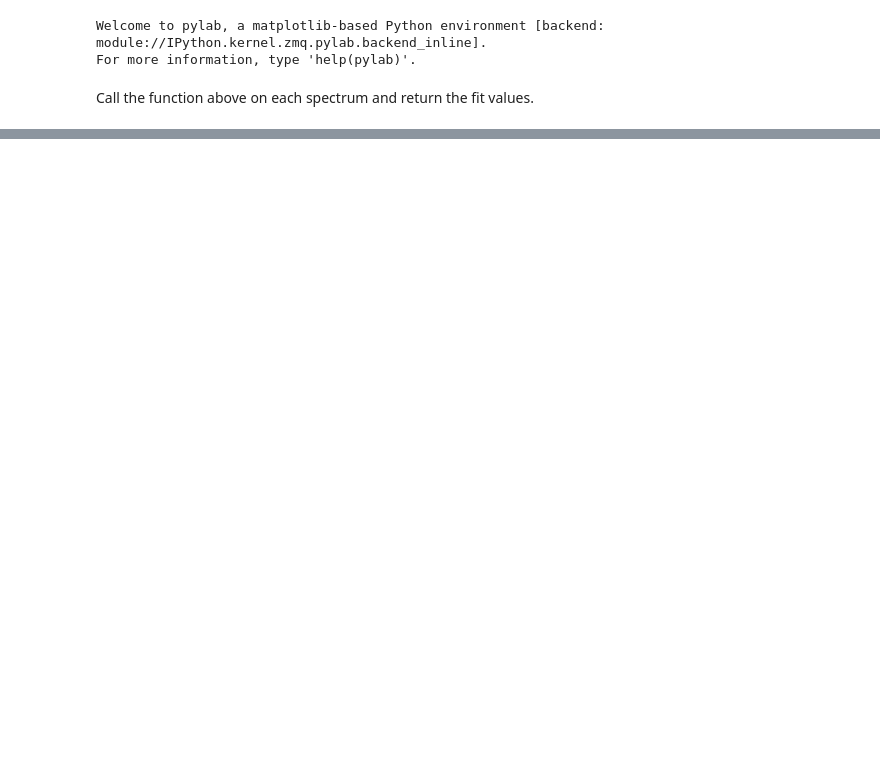
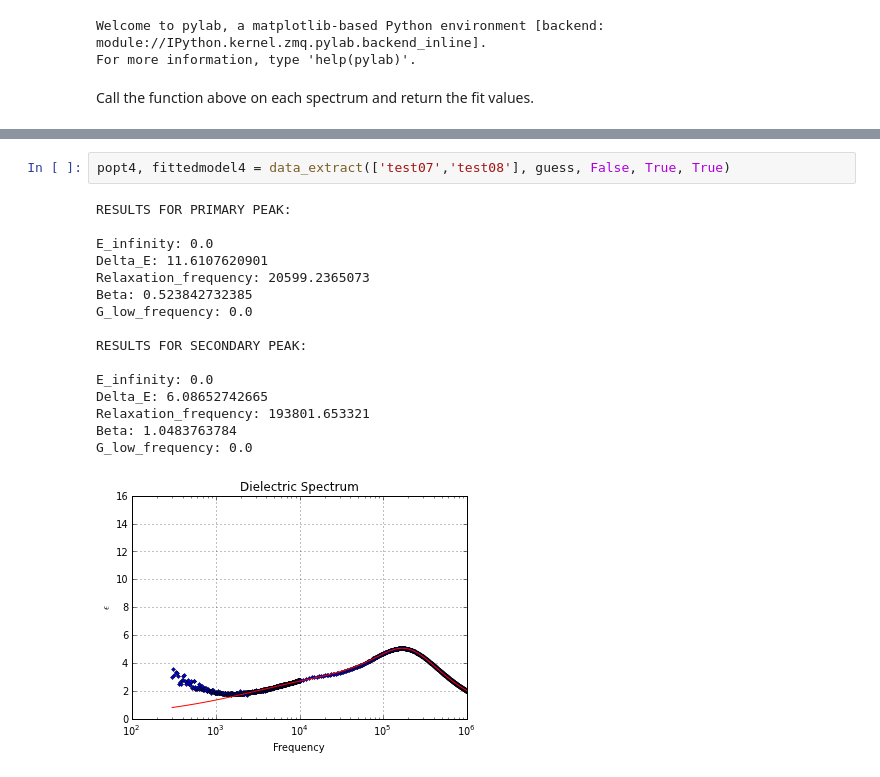
Before and after one commit to Zsailer/calpolythesis, a Jupyter notebook: notebooks/Analysis II - Determining LC susceptibility in AC Field.ipynb, the cells around one changed output, grey strips where cells are left out. Drawn from its saved outputs; the diff is of its cells as text; blank space fills up the shorter version.

```diff
--- a/notebooks/Analysis II - Determining LC susceptibility in AC Field.ipynb
+++ b/notebooks/Analysis II - Determining LC susceptibility in AC Field.ipynb
@@ -152,0 +195,19 @@ G_low_frequency: 0.0
+# %%
+popt4, fittedmodel4 = data_extract(['test07','test08'], guess, False, True, True)
+# %% [output]
+RESULTS FOR PRIMARY PEAK:
+
+E_infinity: 0.0
+Delta_E: 11.6107620901
+Relaxation_frequency: 20599.2365073
+Beta: 0.523842732385
+G_low_frequency: 0.0
+
+RESULTS FOR SECONDARY PEAK:
+
+E_infinity: 0.0
+Delta_E: 6.08652742665
+Relaxation_frequency: 193801.653321
+Beta: 1.0483763784
+G_low_frequency: 0.0
+[figure, added]
```
Also changed, not shown: parts of 29 cells of this notebook, 1 other file.
